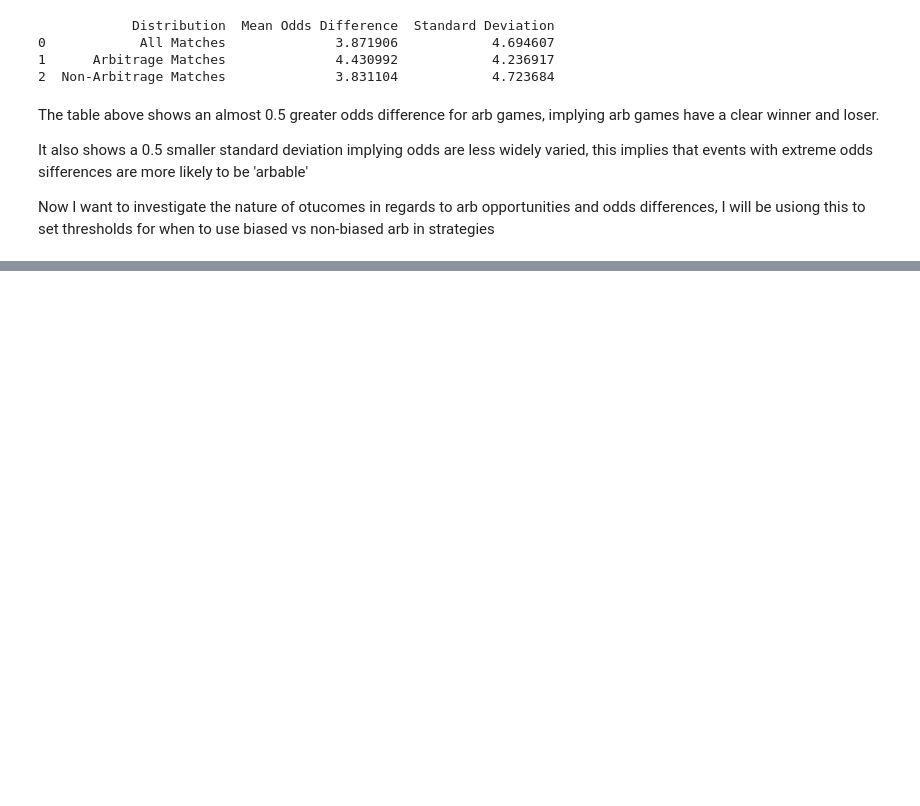
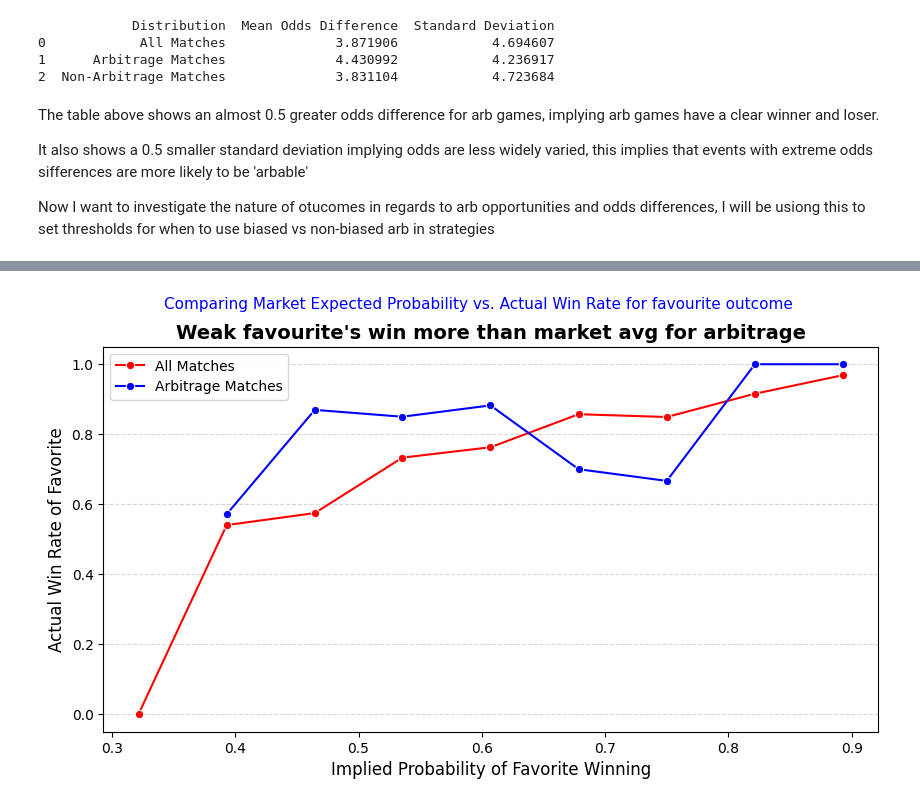
Before and after one commit to thoomkuzhymatthew/EPL_arb_betting, a Jupyter notebook: code/NB04-arbitrage_betting_strategies.ipynb, the cells around one changed output, grey strips where cells are left out. Saved outputs shown, nothing was run; the diff lists cells and outputs as text; code cells hidden in the pictures; blank space fills up the shorter version.

```diff
--- a/code/NB04-arbitrage_betting_strategies.ipynb
+++ b/code/NB04-arbitrage_betting_strategies.ipynb
@@ -390,12 +372,6 @@ the peak also occurs higher, which suggests that odds deviate more between games
 
 I want to look into this more concretely with statistsics:
 # %%
-import pandas as pd
-import numpy as np
-
-# Assuming merged_df is already loaded with the necessary columns
-# Ensure columns are numeric
-merged_df[["max_home", "max_away", "max_draw"]] = merged_df[["max_home", "max_away", "max_draw"]].apply(pd.to_numeric, errors='coerce')
 
 # Calculate arbitrage margin
 merged_df["arbitrage_margin"] = 1 - ((1 / merged_df["max_home"]) + (1 / merged_df["max_away"]) + (1 / merged_df["max_draw"]))
@@ -445,2 +422,74 @@ Unbiased arb involves betting in a way so that the same profit is made regardles
 
 by examining the FTR column relative to the odds differences of each event, I want to find out when it is optimal to employ biased arb rather than unbiased arb
+# %%
+
+
+# ---- Load and Clean Data ----
+# Ensure columns are numeric
+for col in ["max_home", "max_away", "max_draw"]:
+    merged_df[col] = pd.to_numeric(merged_df[col], errors="coerce")
+
+# Drop missing values
+merged_df = merged_df.dropna(subset=["max_home", "max_away", "max_draw", "FTR"])
+merged_df = merged_df[(merged_df["max_home"] > 0) & (merged_df["max_away"] > 0) & (merged_df["max_draw"] > 0)]
+
+# ---- Compute Arbitrage Margin ----
+merged_df["arbitrage_margin"] = 1 - ((1 / merged_df["max_home"]) + (1 / merged_df["max_away"]) + (1 / merged_df["max_draw"]))
+
+# ---- Explicitly Identify the Favorite (Lowest Decimal Odds) ----
+merged_df["favorite_outcome"] = merged_df[["max_home", "max_away"]].idxmin(axis=1)  # Selects the team with the lowest odds
+
+# Mapping the favorite to match result (excluding draws)
+outcome_mapping = {"max_home": "H", "max_away": "A"}
+
+# Assign whether the favorite won (exclude draws)
+merged_df["favorite_won"] = merged_df.apply(
+    lambda row: row["FTR"] == outcome_mapping.get(row["favorite_outcome"], None), axis=1
+).astype(int)
+
+# Exclude draws AFTER determining the favorite
+merged_df = merged_df[merged_df["FTR"] != "D"]
+
+# ---- Compute Implied Probability of Favorite Winning ----
+merged_df["implied_prob_fav"] = 1 / merged_df[["max_home", "max_away"]].min(axis=1)
+
+# ---- Split Data: Arbitrage Matches vs. All Matches ----
+arb_events_df = merged_df[merged_df["arbitrage_margin"] > 0].copy()
+
+# ---- Compute Win Rates by Implied Probability Bins (Using Broader Bins) ----
+bins = np.linspace(0, 1, 15)  # 15 bins from 0% to 100% probability for more stability
+merged_df["implied_prob_bin"] = pd.cut(merged_df["implied_prob_fav"], bins=bins, right=False)
+arb_events_df["implied_prob_bin"] = pd.cut(arb_events_df["implied_prob_fav"], bins=bins, right=False)
+
+# Compute win rate per implied probability bin
+win_rates_all = merged_df.groupby("implied_prob_bin")["favorite_won"].mean().reset_index()
+win_rates_arb = arb_events_df.groupby("implied_prob_bin")["favorite_won"].mean().reset_index()
+
+# Convert bin labels to numeric values (midpoint of range) for plotting
+win_rates_all["implied_prob_mid"] = win_rates_all["implied_prob_bin"].apply(lambda x: (x.left + x.right) / 2)
+win_rates_arb["implied_prob_mid"] = win_rates_arb["implied_prob_bin"].apply(lambda x: (x.left + x.right) / 2)
+
+# ---- Plot Win Rate vs. Implied Probability ----
+plt.figure(figsize=(10, 5))
+
+# All matches in red
+sns.lineplot(x=win_rates_all["implied_prob_mid"], y=win_rates_all["favorite_won"], marker="o", color="red", label="All Matches")
+
+# Arbitrage sample in blue
+sns.lineplot(x=win_rates_arb["implied_prob_mid"], y=win_rates_arb["favorite_won"], marker="o", color="blue", label="Arbitrage Matches")
+
+# Formatting
+plt.xlabel("Implied Probability of Favorite Winning", fontsize=12)
+plt.ylabel("Actual Win Rate of Favorite", fontsize=12)
+plt.title("Weak favourite's win more than market avg for arbitrage", fontsize=14, fontweight="bold")
+plt.suptitle("Comparing Market Expected Probability vs. Actual Win Rate for favourite outcome", fontsize=11, color="blue")
+plt.grid(axis="y", linestyle="--", alpha=0.5)
+plt.xticks(fontsize=10)
+plt.yticks(fontsize=10)
+plt.legend()
+
+# Save and show plot
+plt.savefig("../data/visualisations/arb_betting_strategies/fav_win_vs_implied_prob_fixed.png", bbox_inches="tight")
+plt.show()
+# %% [output]
+[figure, added]
```
Also changed, not shown: parts of 24 cells of this notebook.
